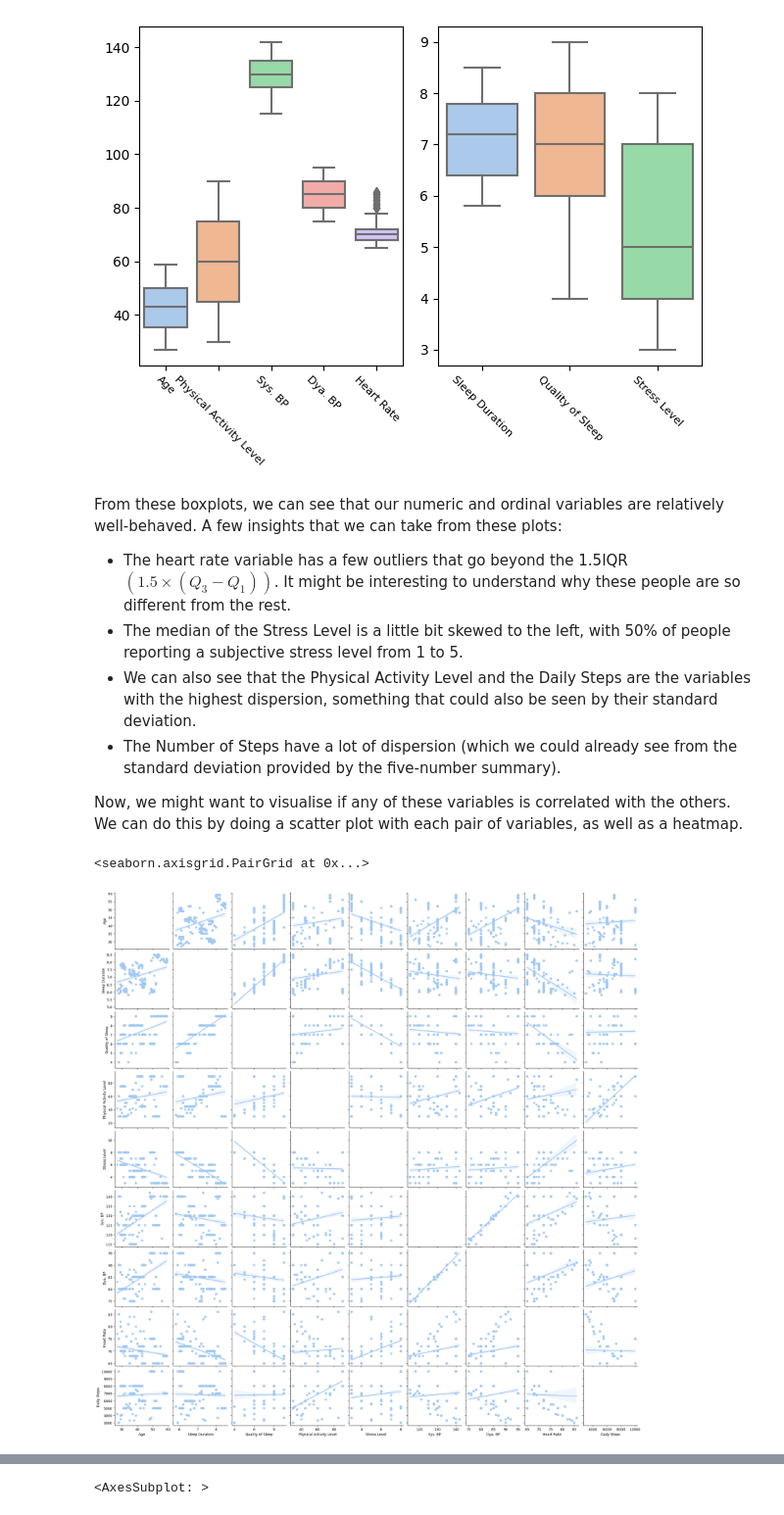
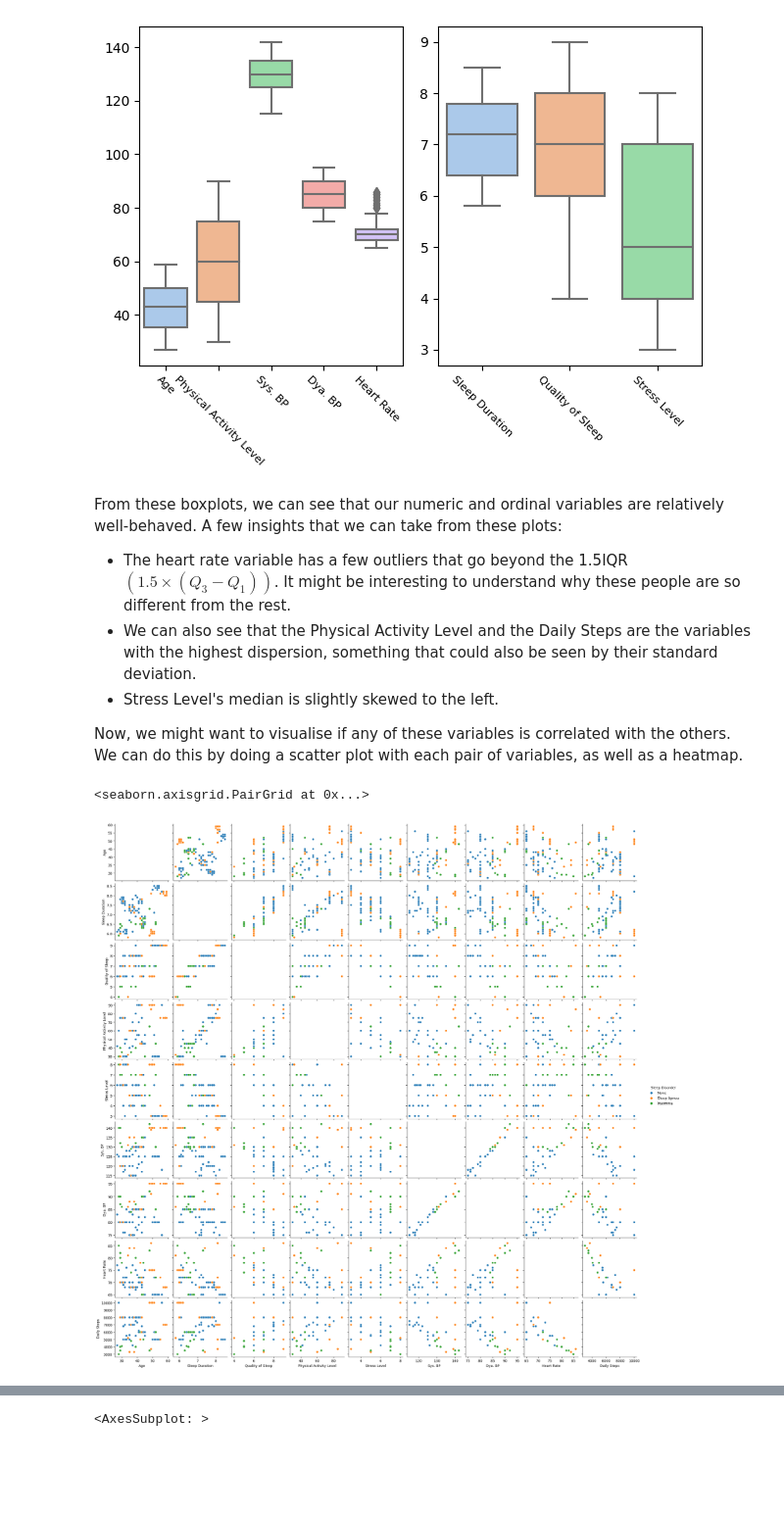
Before and after one commit to JFonseca25/ds-reviews, a Jupyter notebook: sleep/sleep.ipynb, the cells around one changed output, grey strips where cells are left out. Shown at 98% size. Saved outputs shown, nothing was run; the diff lists cells and outputs as text; code cells hidden in the pictures; blank space fills up the shorter version.

```diff
--- a/sleep/sleep.ipynb
+++ b/sleep/sleep.ipynb
@@ -257,13 +281,12 @@ plt.show()
 From these boxplots, we can see that our numeric and ordinal variables are relatively well-behaved. A few insights that we can take from these plots:
 
 - The heart rate variable has a few outliers that go beyond the 1.5IQR $(1.5 \times (Q_3 - Q_1))$. It might be interesting to understand why these people are so different from the rest.
-- The median of the Stress Level is a little bit skewed to the left, with 50% of people reporting a subjective stress level from 1 to 5.
 - We can also see that the Physical Activity Level and the Daily Steps are the variables with the highest dispersion, something that could also be seen by their standard deviation.
-- The Number of Steps have a lot of dispersion (which we could already see from the standard deviation provided by the five-number summary).
+- Stress Level's median is slightly skewed to the left.
 
 Now, we might want to visualise if any of these variables is correlated with the others. We can do this by doing a scatter plot with each pair of variables, as well as a heatmap.
 # %%
-sns.pairplot(data=sleep_df, kind='reg', diag_kind='scatter')
+sns.pairplot(data=sleep_df, diag_kind='scatter', hue='Sleep Disorder', palette='tab10')
 # %% [output]
 <seaborn.axisgrid.PairGrid at 0x...>
-[figure, old version]
+[figure, new version]
```
Also changed, not shown: parts of 12 cells of this notebook.
